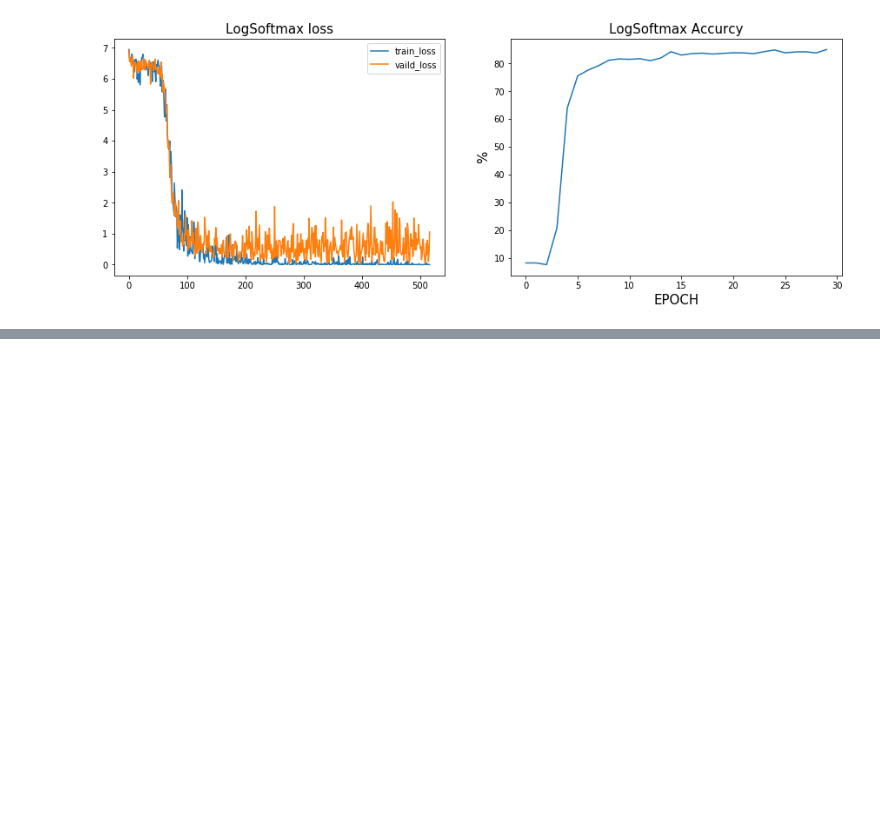
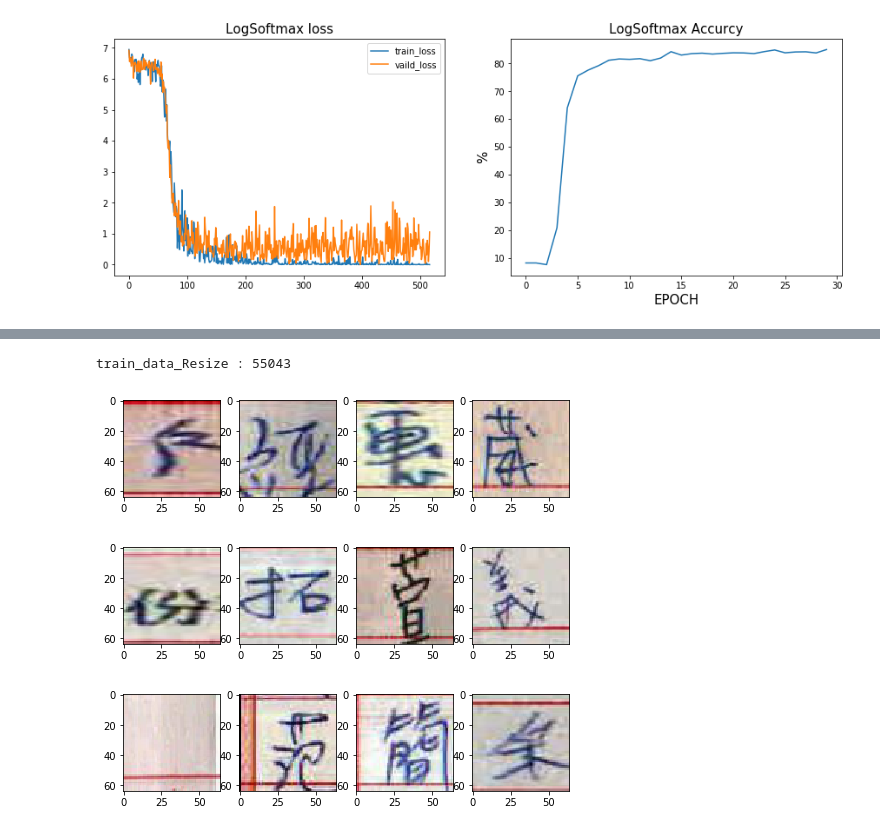
Before and after one commit to jp298486/competition, a Jupyter notebook: Competition/competition2021_04-07_release/baseline_with_Resnet.ipynb, the cells around one changed output, grey strips where cells are left out. Cells and saved outputs as stored; diff of their text form; code cells hidden in the pictures; blank space fills up the shorter version.

```diff
--- a/Competition/competition2021_04-07_release/baseline_with_Resnet.ipynb
+++ b/Competition/competition2021_04-07_release/baseline_with_Resnet.ipynb
@@ -569,0 +611,71 @@ print()
+# %%
+class Dataset_Resize(torch.utils.data.Dataset):
+    def __init__(self, root,tab_file = 'basic_image_tab.csv', transforms = None, train = True,
+                 scale = 0.8, shape = (64, 64), test = False):
+        super().__init__()
+
+        df = pd.read_csv(root + '/'+ tab_file , encoding = 'big5')
+        imgs = df['img_name'].values.tolist()
+        labels = df['img_token'].values.tolist()
+        self.imgs = imgs
+        self.labels = labels
+
+        self.root = os.path.join(root, 'ImageDataset', 'training_set')
+        if test != False:
+            self.root = os.path.join(root, 'ImageDataset', 'testing_set', test)
+        self.train = train
+        self.transforms = transforms
+        self.count = int(len(self.imgs)*scale)
+        self.shape = shape
+
+
+    def __len__(self):
+        if self.train == True:
+            return self.count
+        else :
+            return len(self.imgs) - self.count
+
+    def __getitem__(self, index):
+
+
+        if self.train == True:
+            img_path = os.path.join(self.root , self.imgs[index])
+            img = Image.open(img_path)
+            label = self.labels[index]
+        else:
+            img_path = os.path.join(self.root , self.imgs[self.count+index])
+            img = Image.open(img_path)
+            label = self.labels[self.count+index]
+
+        if self.transforms != None:
+            img = self.transforms(img)
+        else:
+            transform_data = torchvision.transforms.Compose([
+                torchvision.transforms.Resize((self.shape)),
+                torchvision.transforms.ToTensor()
+            ])
+            img = transform_data(img)
+        return img, label
+if __name__ == '__main__':
+
+    root = os.getcwd()
+    train_data_Resize = Dataset_Resize(root)
+    print('train_data_Resize :', len(train_data_Resize))
+    data_loader = torch.utils.data.DataLoader(dataset = train_data_Resize, batch_size = 4,shuffle = False)
+
+    for i, (data, label) in enumerate(data_loader):
+
+        index = 0
+        plt.figure(figsize =(8,4))
+        for sample in data:
+
+            plt.subplot(1, 4, index+1)
+            plt.imshow(torchvision.transforms.ToPILImage()(sample))
+            index += 1
+        if i == 2:
+            break
+# %% [output]
+train_data_Resize : 55043
+[figure, added]
+[figure, added]
+[figure, added]
```
Also changed, not shown: parts of 4 cells of this notebook, 5 other files.
